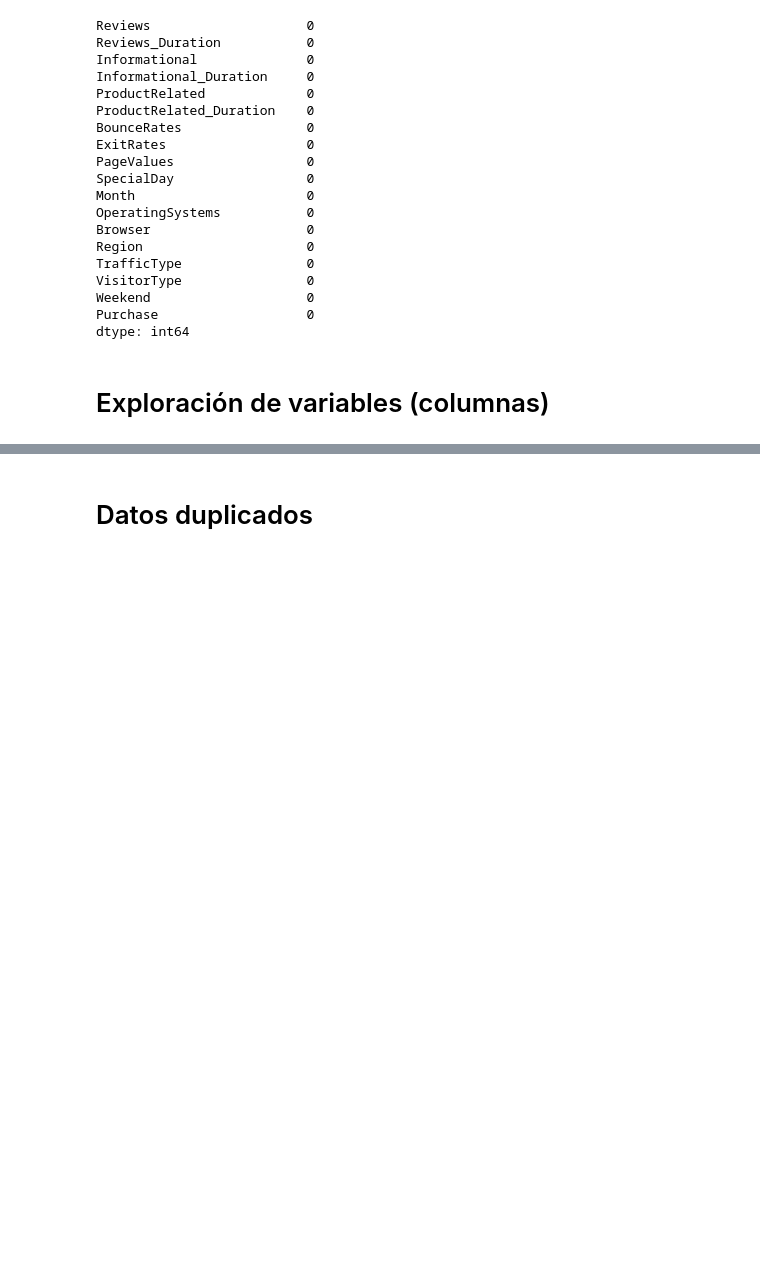
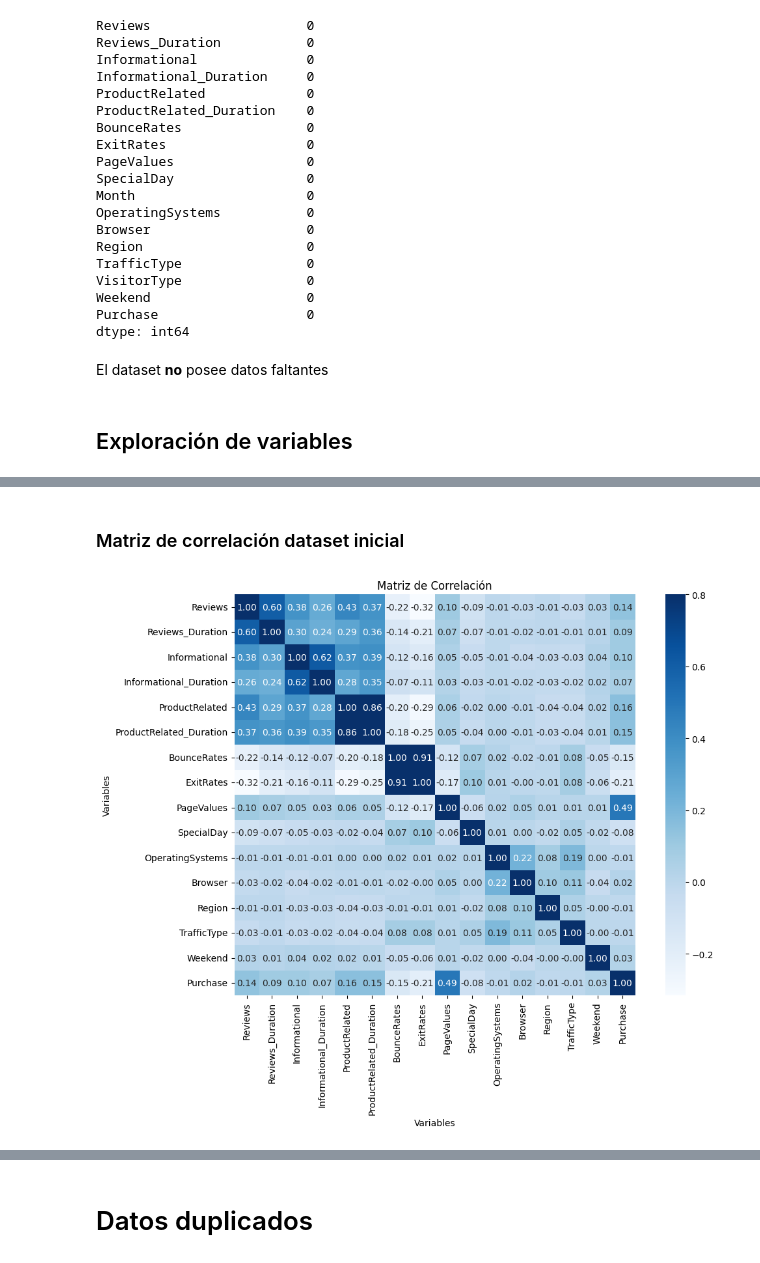
Before and after one commit to SantiRestrepoOlarte/Trabajo_analitica_2, a Jupyter notebook: ExpPre.ipynb, the cells around one changed output, grey strips where cells are left out. Cells and saved outputs as stored; diff of their text form; code cells hidden in the pictures; blank space fills up the shorter version.

```diff
--- a/ExpPre.ipynb
+++ b/ExpPre.ipynb
@@ -80,8 +90,10 @@ VisitorType                0
 Weekend                    0
 Purchase                   0
 dtype: int64
+# %% [markdown]
+El dataset **no** posee datos faltantes
 # %% [markdown]
-# Exploración de variables (columnas)
+## Exploración de variables
 # %%
 df.head()
 # %% [output]
@@ -110,3 +122,32 @@ df._get_numeric_data().describe().T
 | Browser | 12330.0 | 2.357097 | 1.717277 | 1.0 | 2.000000 | 2.000000 | 2.000000 | 13.000000 |
 | Region | 12330.0 | 3.147364 | 2.401591 | 1.0 | 1.000000 | 3.000000 | 4.000000 | 9.000000 |
 | TrafficType | 12330.0 | 4.069586 | 4.025169 | 1.0 | 2.000000 | 2.000000 | 4.000000 | 20.000000 |
+# %% [markdown]
+### Matriz de correlación dataset inicial
+# %%
+# Matriz de correlación
+
+# Seleccionar columnas numéricas
+columnas_numericas = [col for col in df.columns if df[col].dtype != 'object']
+
+# Filtrar DataFrame a las variables numéricas
+df_numerico = df[columnas_numericas]
+
+# Calcular la matriz de correlación
+corrmat = df_numerico.corr()
+
+# Configurar tamaño de la figura
+f, ax = plt.subplots(figsize=(12, 8))
+
+# Mostrar la matriz de correlación como mapa de calor
+sns.heatmap(corrmat, vmax=.8, square=True, annot=True, annot_kws={"fontsize": 10}, fmt=".2f", cmap='Blues')
+
+# Agregar título y etiquetas
+plt.title('Matriz de Correlación')
+plt.xlabel('Variables')
+plt.ylabel('Variables')
+
+# Mostrar la figura
+plt.show()
+# %% [output]
+[figure, added]
```
Also changed, not shown: parts of 100 cells of this notebook.
